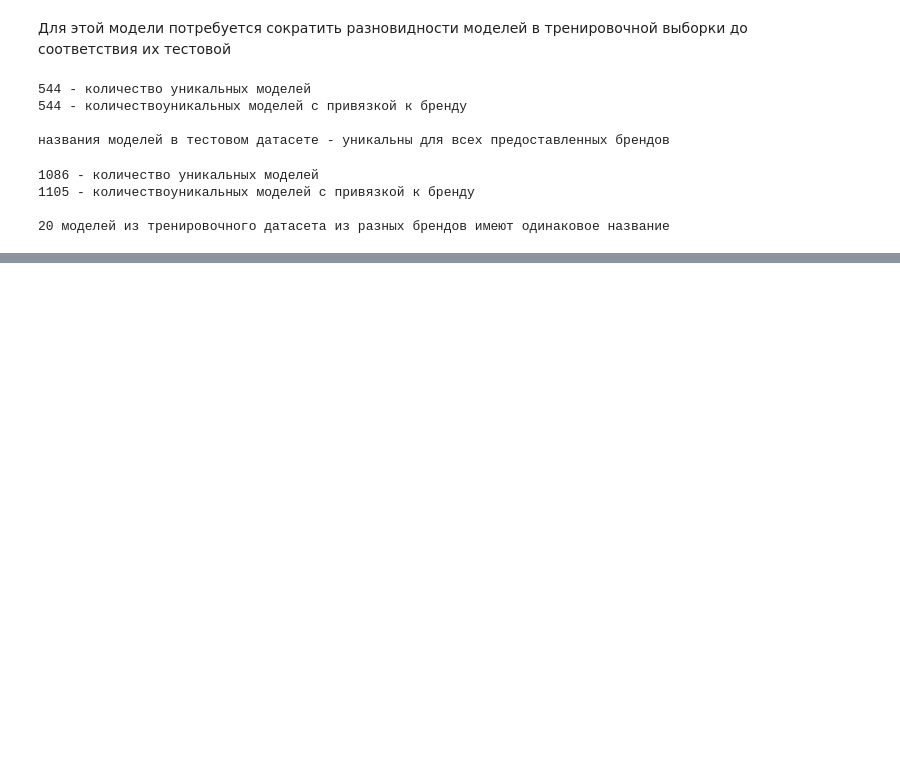
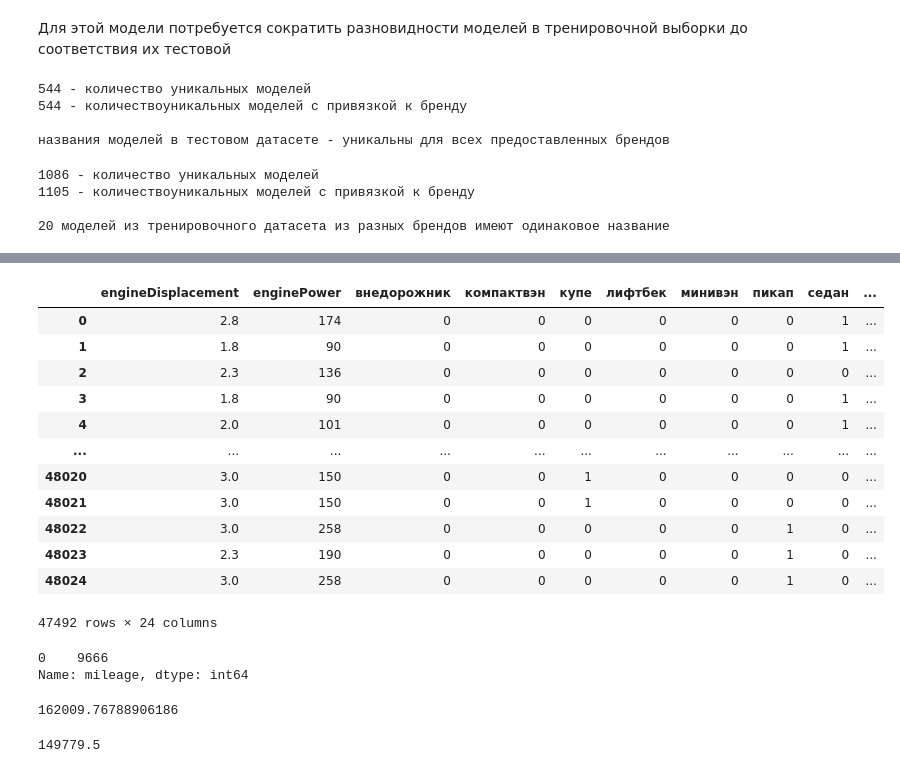
Before and after one commit to Sly-Dog/auto_pricing, a Jupyter notebook: secondary_notebooks/lil_clusterer.ipynb, the cells around one changed output, grey strips where cells are left out. Saved outputs shown, nothing was run; the diff lists cells and outputs as text; code cells hidden in the pictures; blank space fills up the shorter version.

```diff
--- a/secondary_notebooks/lil_clusterer.ipynb
+++ b/secondary_notebooks/lil_clusterer.ipynb
@@ -94,0 +230,38 @@ print('18 Моделей из тестового датасета, что нет
+# %%
+
+
+pd.concat(
+[
+
+filtered_train[['engineDisplacement', 'enginePower']] ,
+pd.get_dummies(filtered_train.bodyType),
+pd.get_dummies(filtered_train.fuelType),
+pd.get_dummies(filtered_train.vehicleTransmission),
+pd.get_dummies(filtered_train.Привод)],axis=1)
+# %% [output]
+|  | engineDisplacement | enginePower | внедорожник | компактвэн | купе | лифтбек | минивэн | пикап | седан | ... |
+| 0 | 2.8 | 174 | 0 | 0 | 0 | 0 | 0 | 0 | 1 | ... |
+| 1 | 1.8 | 90 | 0 | 0 | 0 | 0 | 0 | 0 | 1 | ... |
+| 2 | 2.3 | 136 | 0 | 0 | 0 | 0 | 0 | 0 | 0 | ... |
+| 3 | 1.8 | 90 | 0 | 0 | 0 | 0 | 0 | 0 | 1 | ... |
+| 4 | 2.0 | 101 | 0 | 0 | 0 | 0 | 0 | 0 | 1 | ... |
+| ... | ... | ... | ... | ... | ... | ... | ... | ... | ... | ... |
+| 48020 | 3.0 | 150 | 0 | 0 | 1 | 0 | 0 | 0 | 0 | ... |
+| 48021 | 3.0 | 150 | 0 | 0 | 1 | 0 | 0 | 0 | 0 | ... |
+| 48022 | 3.0 | 258 | 0 | 0 | 0 | 0 | 0 | 1 | 0 | ... |
+| 48023 | 2.3 | 190 | 0 | 0 | 0 | 0 | 0 | 1 | 0 | ... |
+| 48024 | 3.0 | 258 | 0 | 0 | 0 | 0 | 0 | 1 | 0 | ... |
+47492 rows × 24 columns
+# %%
+filtered_train[filtered_train.mileage==0].mileage.value_counts()
+# %% [output]
+0    9666
+Name: mileage, dtype: int64
+# %%
+test.mileage.mean()
+# %% [output]
+162009.76788906186
+# %%
+test.mileage.median()
+# %% [output]
+149779.5
```
Also changed, not shown: parts of 27 cells of this notebook, 1 other file.
